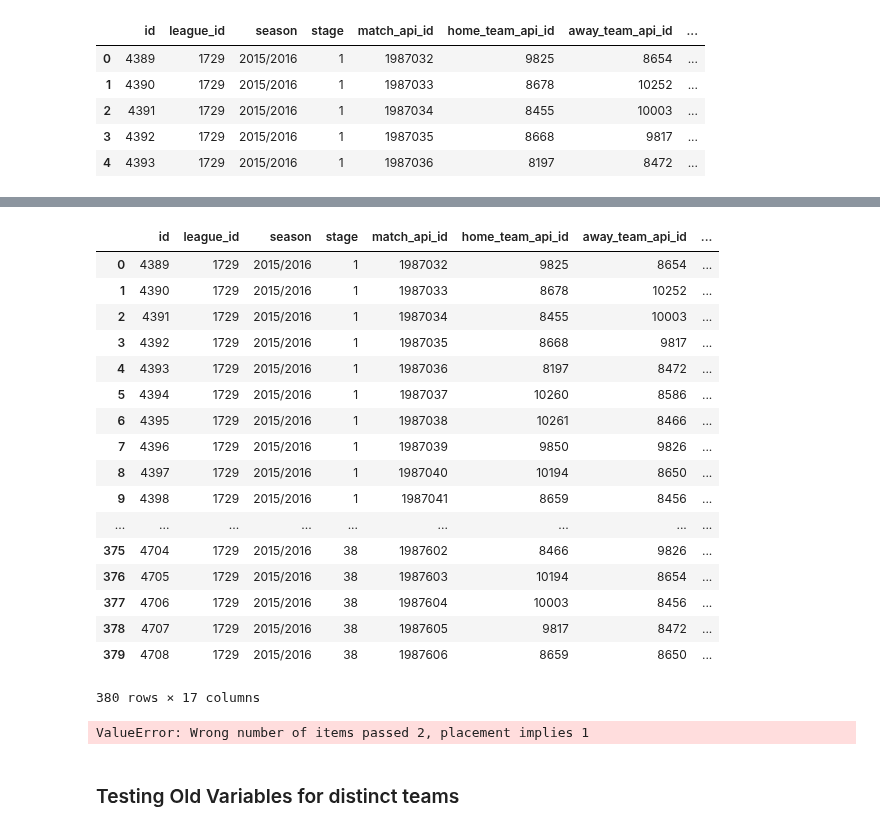
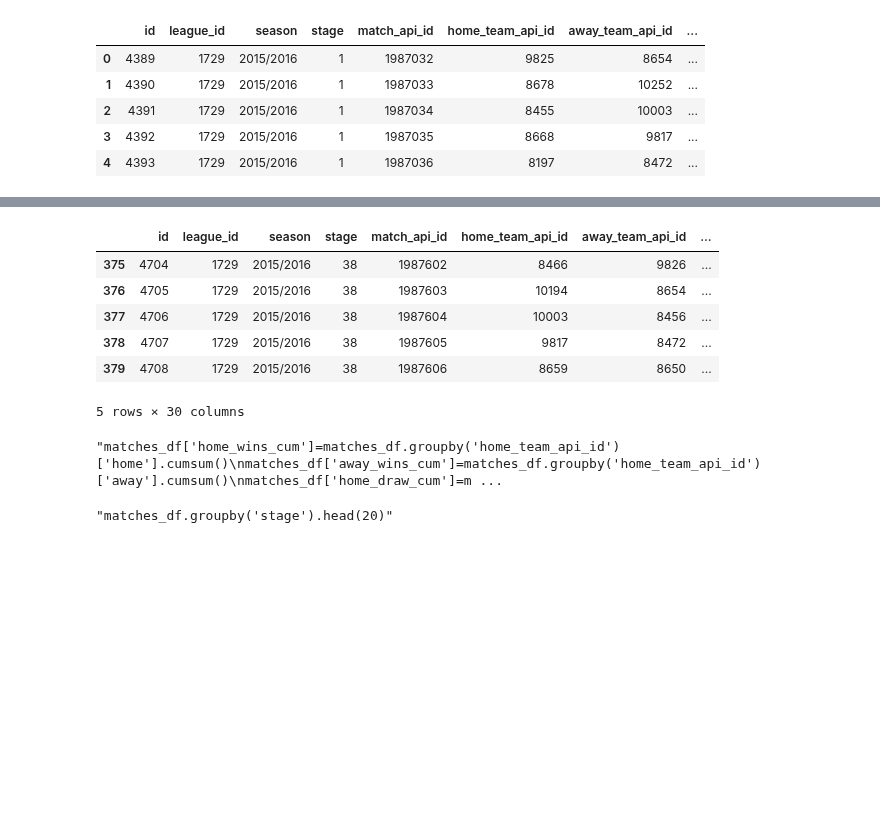
Before and after one commit to georgebrockman/beatthebookies, a Jupyter notebook: beatthebookies/notebooks/nico_explore.ipynb, the cells around one changed output, grey strips where cells are left out. Saved outputs shown, nothing was run; the diff lists cells and outputs as text; code cells hidden in the pictures; blank space fills up the shorter version.

```diff
--- a/beatthebookies/notebooks/nico_explore.ipynb
+++ b/beatthebookies/notebooks/nico_explore.ipynb
@@ -85,30 +163,30 @@ matches_df.head(5)
+# %%
+matches_df['home_profit_cum']= matches_df['home_profit'].cumsum().fillna(0)
+# %%
+matches_df['away_profit']=-10
+# %%
+matches_df.loc[(matches_df['away'] == 1), 'away_profit'] = matches_df['LBA']*10
+# %%
+matches_df['away_profit_cum']= matches_df['away_profit'].cumsum().fillna(0)
+# %%
+matches_df.tail(5)
+# %% [output]
+|  | id | league_id | season | stage | match_api_id | home_team_api_id | away_team_api_id | ... |
+| 375 | 4704 | 1729 | 2015/2016 | 38 | 1987602 | 8466 | 9826 | ... |
+| 376 | 4705 | 1729 | 2015/2016 | 38 | 1987603 | 10194 | 8654 | ... |
+| 377 | 4706 | 1729 | 2015/2016 | 38 | 1987604 | 10003 | 8456 | ... |
+| 378 | 4707 | 1729 | 2015/2016 | 38 | 1987605 | 9817 | 8472 | ... |
+| 379 | 4708 | 1729 | 2015/2016 | 38 | 1987606 | 8659 | 8650 | ... |
+5 rows × 30 columns
 # %%
-matches_df['home_wins_cum']=matches_df.groupby('home_team_api_id')['home'].cumsum()
+"""matches_df['home_wins_cum']=matches_df.groupby('home_team_api_id')['home'].cumsum()
 matches_df['away_wins_cum']=matches_df.groupby('home_team_api_id')['away'].cumsum()
 matches_df['home_draw_cum']=matches_df.groupby('home_team_api_id')['home_draw'].cumsum()
 #matches_df['away_draw_cum']=matches_df.groupby('away_team_api_id')['away_draw'].cumsum()
+"""
+# %% [output]
+"matches_df['home_wins_cum']=matches_df.groupby('home_team_api_id')['home'].cumsum()\nmatches_df['away_wins_cum']=matches_df.groupby('home_team_api_id')['away'].cumsum()\nmatches_df['home_draw_cum']=m ...
 # %%
-matches_df.groupby('stage').head(20)
+"""matches_df.groupby('stage').head(20)"""
 # %% [output]
-|  | id | league_id | season | stage | match_api_id | home_team_api_id | away_team_api_id | ... |
-| 0 | 4389 | 1729 | 2015/2016 | 1 | 1987032 | 9825 | 8654 | ... |
-| 1 | 4390 | 1729 | 2015/2016 | 1 | 1987033 | 8678 | 10252 | ... |
-| 2 | 4391 | 1729 | 2015/2016 | 1 | 1987034 | 8455 | 10003 | ... |
-| 3 | 4392 | 1729 | 2015/2016 | 1 | 1987035 | 8668 | 9817 | ... |
-| 4 | 4393 | 1729 | 2015/2016 | 1 | 1987036 | 8197 | 8472 | ... |
-| 5 | 4394 | 1729 | 2015/2016 | 1 | 1987037 | 10260 | 8586 | ... |
-| 6 | 4395 | 1729 | 2015/2016 | 1 | 1987038 | 10261 | 8466 | ... |
-| 7 | 4396 | 1729 | 2015/2016 | 1 | 1987039 | 9850 | 9826 | ... |
-| 8 | 4397 | 1729 | 2015/2016 | 1 | 1987040 | 10194 | 8650 | ... |
-| 9 | 4398 | 1729 | 2015/2016 | 1 | 1987041 | 8659 | 8456 | ... |
-| ... | ... | ... | ... | ... | ... | ... | ... | ... |
-| 375 | 4704 | 1729 | 2015/2016 | 38 | 1987602 | 8466 | 9826 | ... |
-| 376 | 4705 | 1729 | 2015/2016 | 38 | 1987603 | 10194 | 8654 | ... |
-| 377 | 4706 | 1729 | 2015/2016 | 38 | 1987604 | 10003 | 8456 | ... |
-| 378 | 4707 | 1729 | 2015/2016 | 38 | 1987605 | 9817 | 8472 | ... |
-| 379 | 4708 | 1729 | 2015/2016 | 38 | 1987606 | 8659 | 8650 | ... |
-380 rows × 17 columns
+"matches_df.groupby('stage').head(20)"
-# %%
-matches_df['home_and_away'] = matches_df.groupby(['home_team_api_id','away_team_api_id'])['home_wins_cum','away_wins_cum'].cumsum()
-# %% [output]
-ValueError: Wrong number of items passed 2, placement implies 1
@@ -117,2 +192,0 @@ matches[matches['stage']]
-# %% [markdown]
-### Testing Old Variables for distinct teams
```
Also changed, not shown: parts of 27 cells of this notebook.
